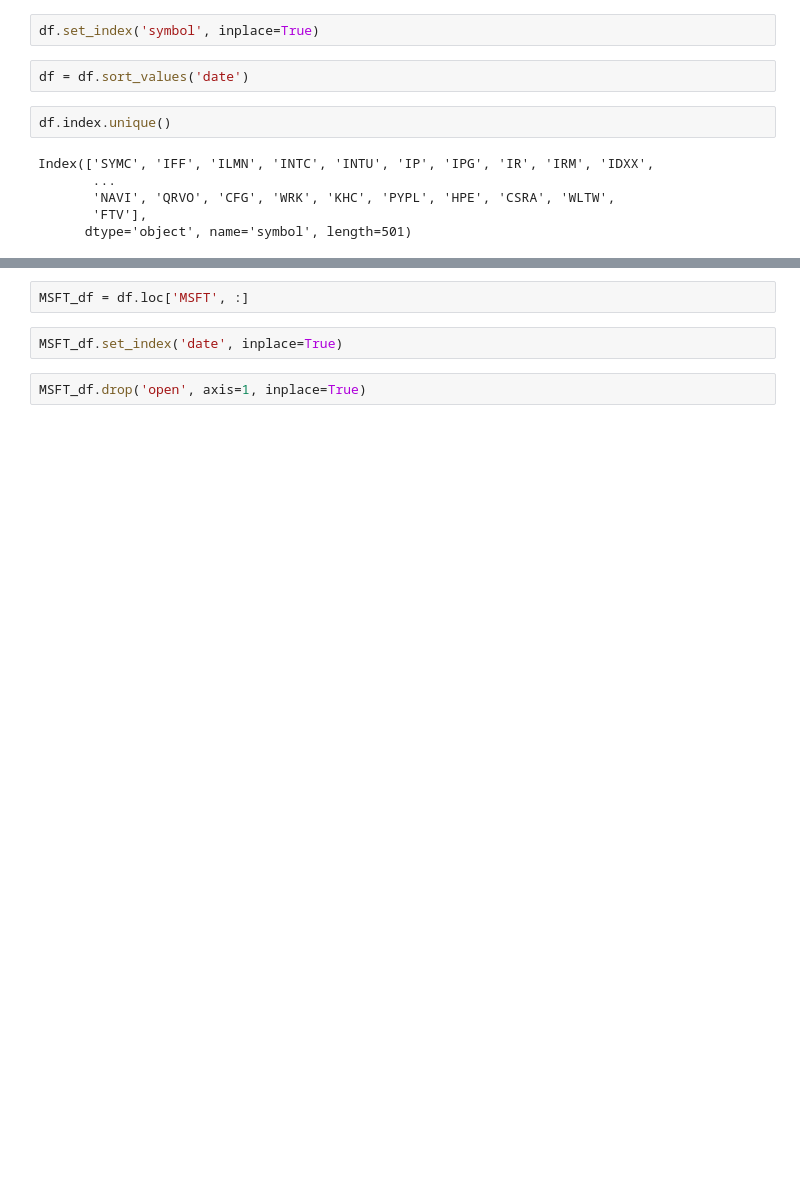
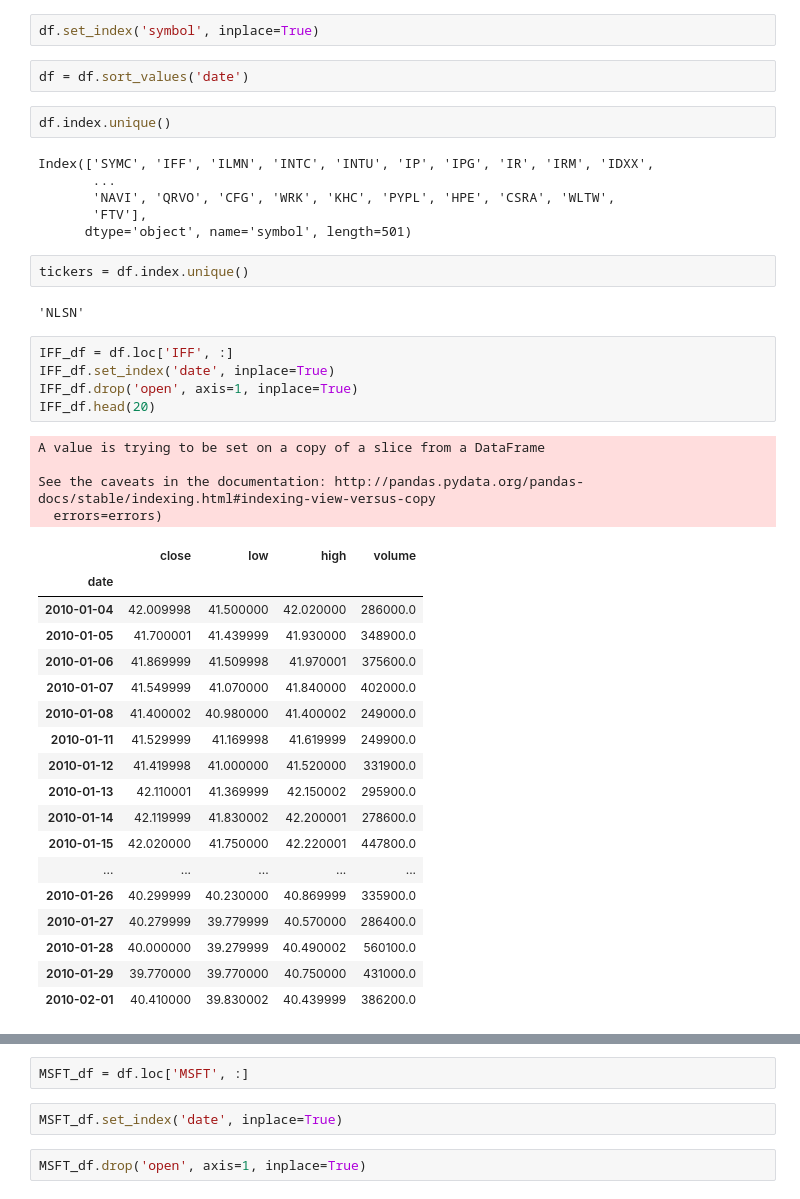
Before and after one commit to kreitlerj/Smart-Stocks, a Jupyter notebook: ML/stock_ML.ipynb, the cells around one changed output, grey strips where cells are left out. Drawn from its saved outputs; the diff is of its cells as text; blank space fills up the shorter version.

```diff
--- a/ML/stock_ML.ipynb
+++ b/ML/stock_ML.ipynb
@@ -25,3 +25,35 @@ Index(['SYMC', 'IFF', 'ILMN', 'INTC', 'INTU', 'IP', 'IPG', 'IR', 'IRM', 'IDXX',
        'NAVI', 'QRVO', 'CFG', 'WRK', 'KHC', 'PYPL', 'HPE', 'CSRA', 'WLTW',
        'FTV'],
       dtype='object', name='symbol', length=501)
+# %%
+tickers = df.index.unique()
+# %% [output]
+'NLSN'
+# %%
+IFF_df = df.loc['IFF', :]
+IFF_df.set_index('date', inplace=True)
+IFF_df.drop('open', axis=1, inplace=True)
+IFF_df.head(20)
+# %% [output]
+A value is trying to be set on a copy of a slice from a DataFrame
+
+See the caveats in the documentation: http://pandas.pydata.org/pandas-docs/stable/indexing.html#indexing-view-versus-copy
+  errors=errors)
+|  | close | low | high | volume |
+| date |  |  |  |  |
+| 2010-01-04 | 42.009998 | 41.500000 | 42.020000 | 286000.0 |
+| 2010-01-05 | 41.700001 | 41.439999 | 41.930000 | 348900.0 |
+| 2010-01-06 | 41.869999 | 41.509998 | 41.970001 | 375600.0 |
+| 2010-01-07 | 41.549999 | 41.070000 | 41.840000 | 402000.0 |
+| 2010-01-08 | 41.400002 | 40.980000 | 41.400002 | 249000.0 |
+| 2010-01-11 | 41.529999 | 41.169998 | 41.619999 | 249900.0 |
+| 2010-01-12 | 41.419998 | 41.000000 | 41.520000 | 331900.0 |
+| 2010-01-13 | 42.110001 | 41.369999 | 42.150002 | 295900.0 |
+| 2010-01-14 | 42.119999 | 41.830002 | 42.200001 | 278600.0 |
+| 2010-01-15 | 42.020000 | 41.750000 | 42.220001 | 447800.0 |
+| ... | ... | ... | ... | ... |
+| 2010-01-26 | 40.299999 | 40.230000 | 40.869999 | 335900.0 |
+| 2010-01-27 | 40.279999 | 39.779999 | 40.570000 | 286400.0 |
+| 2010-01-28 | 40.000000 | 39.279999 | 40.490002 | 560100.0 |
+| 2010-01-29 | 39.770000 | 39.770000 | 40.750000 | 431000.0 |
+| 2010-02-01 | 40.410000 | 39.830002 | 40.439999 | 386200.0 |
```
Also changed, not shown: parts of 23 cells of this notebook, 4 other files.
